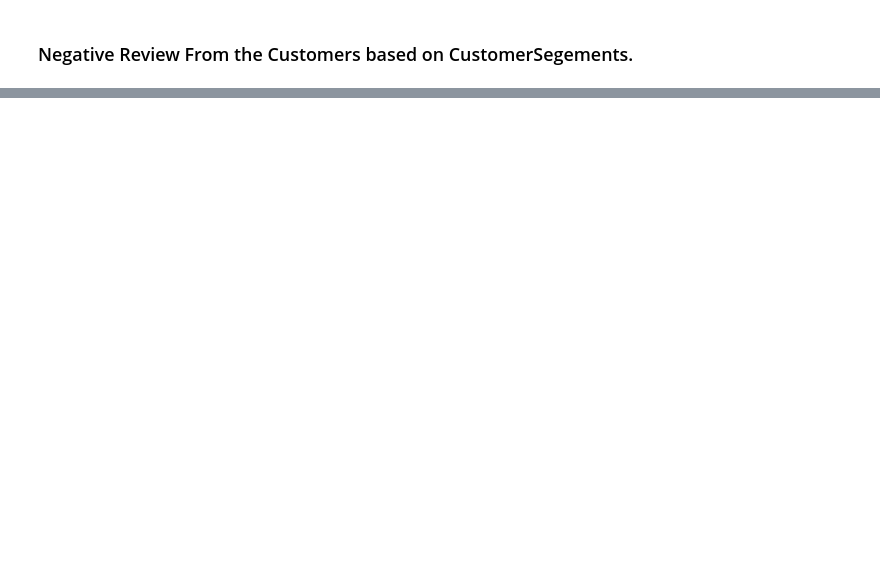
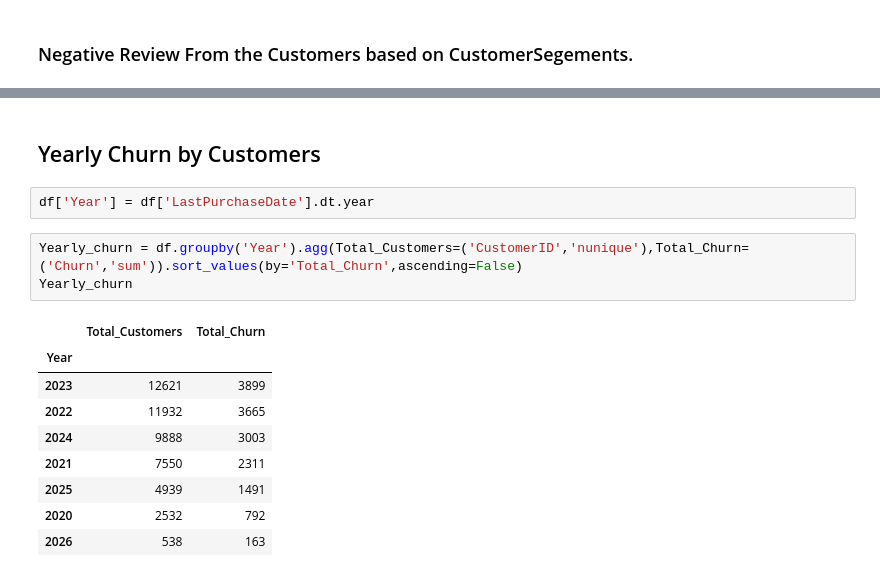
Before and after one commit to NaveedSultan/churn-customer-analysis-python-mysql-powerbi, a Jupyter notebook: Scripts/DataCleaing.ipynb, the cells around one changed output, grey strips where cells are left out. Saved outputs shown, nothing was run; the diff lists cells and outputs as text; blank space fills up the shorter version.

```diff
--- a/Scripts/DataCleaing.ipynb
+++ b/Scripts/DataCleaing.ipynb
@@ -358,0 +370,17 @@ df.to_sql("churn_info",engine,if_exists="replace",index=False)
+# %% [markdown]
+## Yearly Churn by Customers
+# %%
+df['Year'] = df['LastPurchaseDate'].dt.year
+# %%
+Yearly_churn = df.groupby('Year').agg(Total_Customers=('CustomerID','nunique'),Total_Churn=('Churn','sum')).sort_values(by='Total_Churn',ascending=False)
+Yearly_churn
+# %% [output]
+|  | Total_Customers | Total_Churn |
+| Year |  |  |
+| 2023 | 12621 | 3899 |
+| 2022 | 11932 | 3665 |
+| 2024 | 9888 | 3003 |
+| 2021 | 7550 | 2311 |
+| 2025 | 4939 | 1491 |
+| 2020 | 2532 | 792 |
+| 2026 | 538 | 163 |
```
Also changed, not shown: parts of 23 cells of this notebook, 4 other files.
